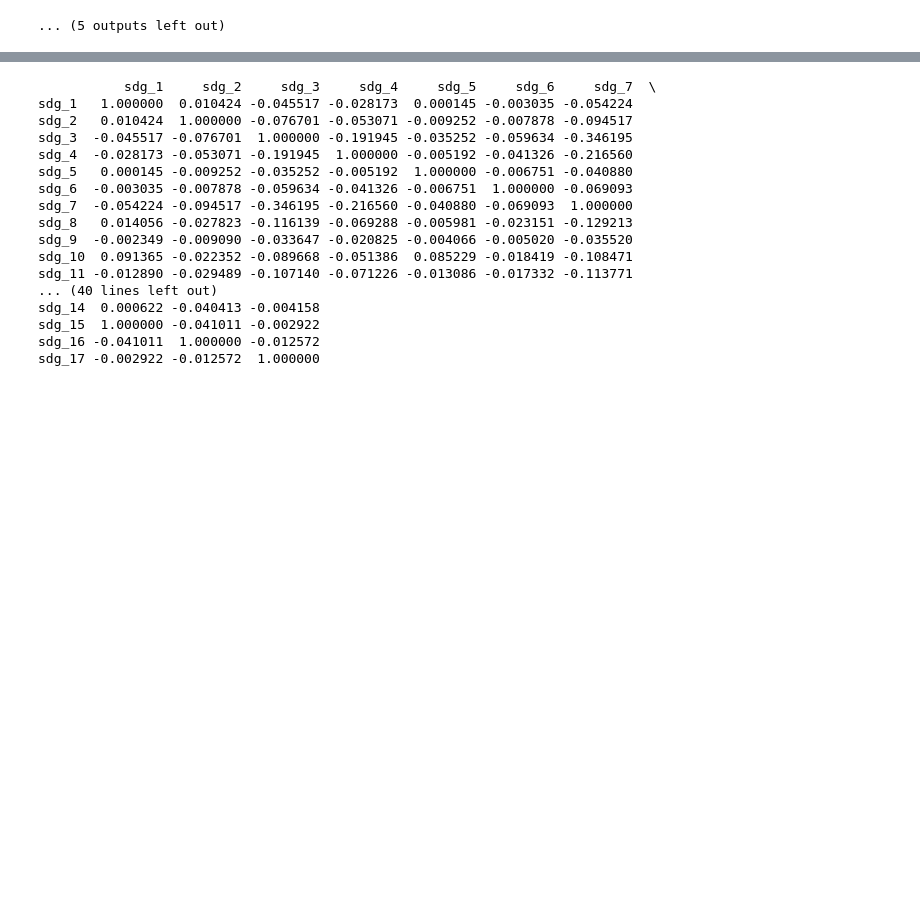
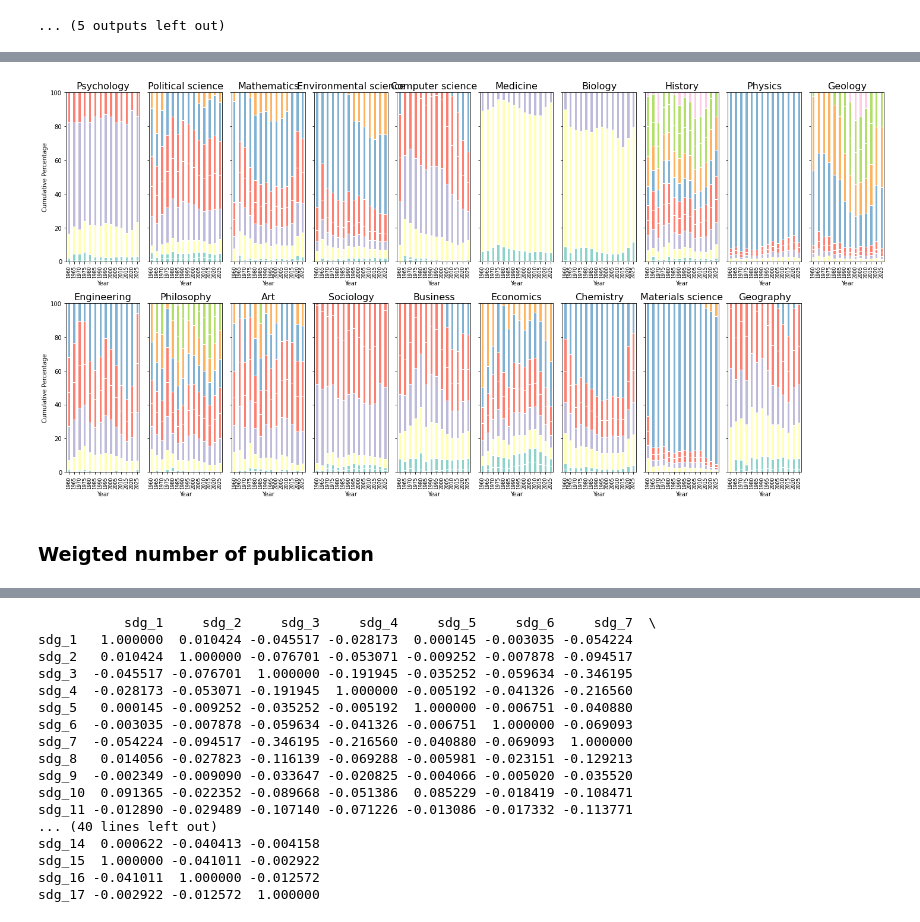
Before and after one commit to JiHaeChoi/SDG, a Jupyter notebook: Analysis.ipynb, the cells around one changed output, grey strips where cells are left out. Saved outputs shown, nothing was run; the diff lists cells and outputs as text; code cells hidden in the pictures; blank space fills up the shorter version.

```diff
--- a/Analysis.ipynb
+++ b/Analysis.ipynb
@@ -349,0 +387,74 @@ print(df_final)
+# %%
+# Create a sorted list of all unique years
+all_years = sorted(cum_sum.index.get_level_values('Year').unique())
+
+# Make sure each 'FieldID' and 'sdg_' column has data for all years
+for field_id in cum_sum.index.get_level_values('FieldID').unique():
+    for col in cum_sum.columns:
+        # Get the years for which we have data
+        data_years = cum_sum.loc[field_id, col].index
+        # Find the missing years
+        missing_years = list(set(all_years) - set(data_years))
+        # Fill in missing years with zeros
+        for year in missing_years:
+            cum_sum.loc[(field_id, year), col] = 0
+# Sort the index to make sure years are in the right order
+cum_sum.sort_index(inplace=True)
+# %%
+# Get the list of unique FieldIDs
+field_ids = cum_sum.index.get_level_values('FieldID').unique()
+
+# Number of FieldIDs
+num_fields = len(field_ids)
+
+# Calculate the number of rows and columns for the subplots
+num_cols = math.ceil(num_fields / 2)
+num_rows = 2 if num_fields > 1 else 1
+
+# Create a figure and axes for the bar charts
+fig, axes = plt.subplots(num_rows, num_cols, figsize=(20, 10), sharey=True)
+
+# Flatten the axes to iterate over it easily
+axes = axes.flatten()
+
+# Create a color map
+colors = plt.get_cmap('Set3', len(cum_sum.columns))
+
+# Iterate over each FieldID
+for i, field_id in enumerate(field_ids):
+    ax = axes[i]
+
+    # Extract the sub-dataframe for the current FieldID
+    df_field = cum_sum.loc[field_id]
+
+    # Plot the stacked bar chart with edgecolor for distinction between bars
+    df_field.plot(kind='bar', stacked=True, ax=ax, colormap=colors, label=df_field.columns, edgecolor='white', legend = False)
+
+    field_name = field_dict.loc[field_id]['Field_Name']
+
+    # Set the title, labels, and other properties
+
+    ax.set_title(f'{field_name}', fontsize = 16)
+    ax.set_ylabel('Cumulative Percentage')
+    ax.set_ylim(0, 100)
+
+    # Set x-tick labels to year part of the index (assuming the index is of datetime or pandas.Period type)
+    ax.set_xticklabels([x.year for x in df_field.index], rotation='vertical', fontsize=8)
+
+# Remove any unused subplots
+if num_fields < num_rows * num_cols:
+    for ax in axes[num_fields:]:
+        ax.remove()
+
+plt.tight_layout()
+
+
+# Show the plot
+plt.show()
+
+# Save the plot
+fig.savefig(f'FieldID_SDG_change_without_legend.png', dpi=300)
+# %% [output]
+[figure, added]
+# %% [markdown]
+### Weigted number of publication
```
Also changed, not shown: parts of 43 cells of this notebook, 11 other files.
